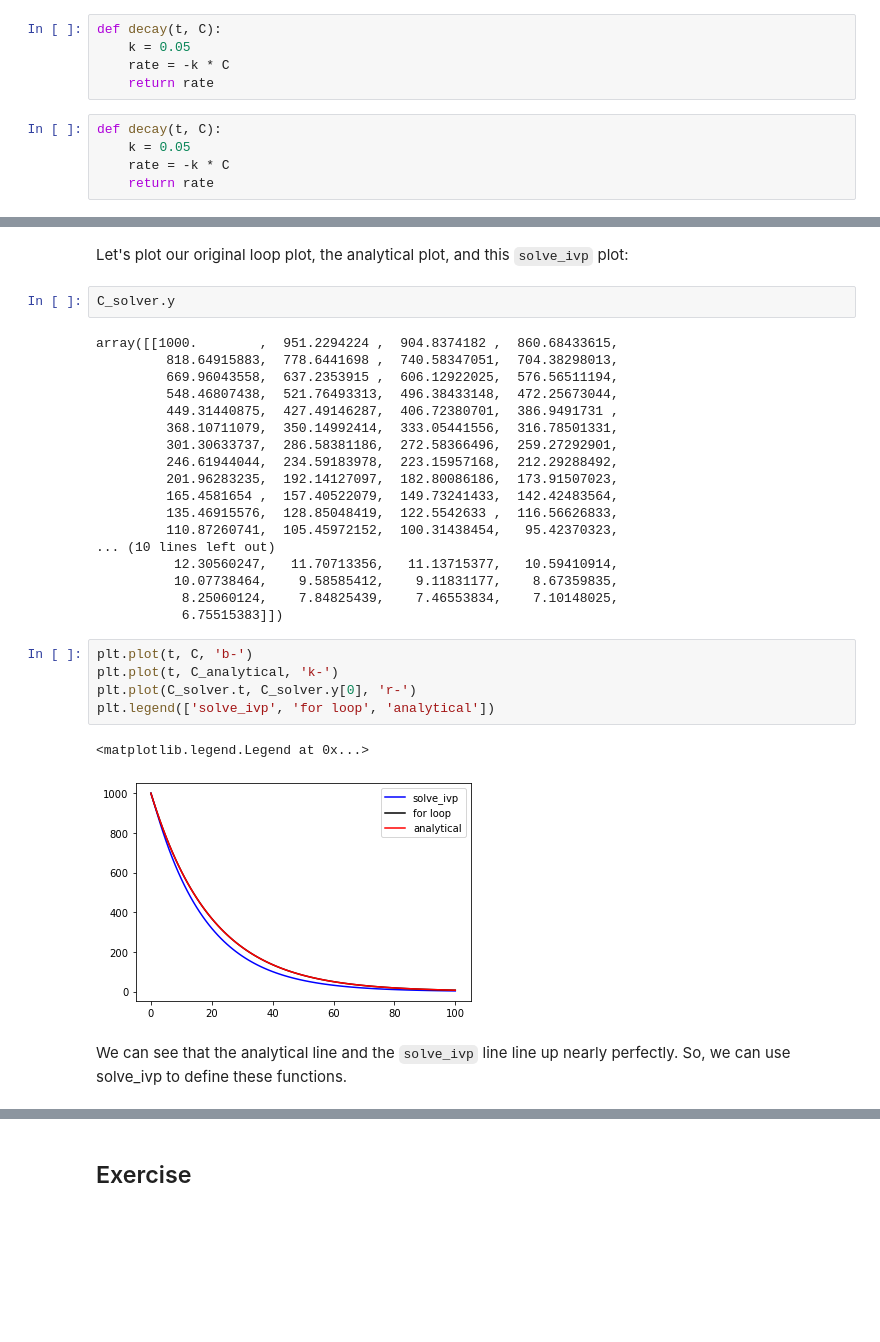
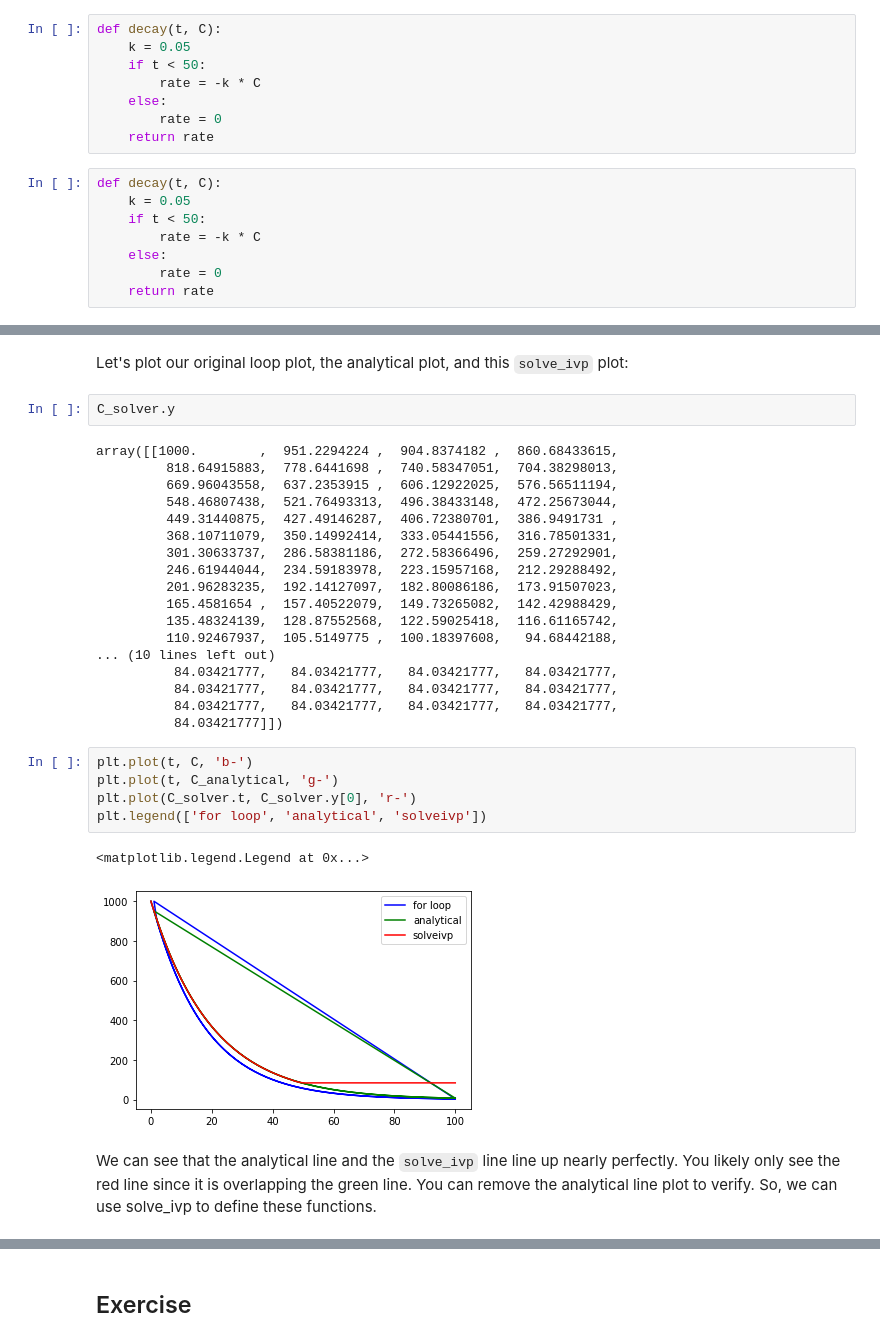
Before and after one commit to timplab/bcmb_bootcamp, a Jupyter notebook: day5/notebooks/modeling.ipynb, the cells around one changed output, grey strips where cells are left out. Drawn from its saved outputs; the diff is of its cells as text; blank space fills up the shorter version.

```diff
--- a/day5/notebooks/modeling.ipynb
+++ b/day5/notebooks/modeling.ipynb
@@ -197,12 +206,18 @@ We have to tell solve_ivp about this equation.  We'll do this by defining the fu
 # %%
 def decay(t, C):
     k = 0.05
-    rate = -k * C
+    if t < 50:
+        rate = -k * C
+    else:
+        rate = 0
     return rate
 # %%
 def decay(t, C):
     k = 0.05
-    rate = -k * C
+    if t < 50:
+        rate = -k * C
+    else:
+        rate = 0
     return rate
 # %% [markdown]
 Where `decay` is just the name of the function (like the name of any variable) and `(t, C)` tells you what information the function is getting passed, in this case **t**ime and **C**oncentration.
@@ -275,21 +290,21 @@ array([[1000.        ,  951.2294224 ,  904.8374182 ,  860.68433615,
          301.30633737,  286.58381186,  272.58366496,  259.27292901,
          246.61944044,  234.59183978,  223.15957168,  212.29288492,
          201.96283235,  192.14127097,  182.80086186,  173.91507023,
-         165.4581654 ,  157.40522079,  149.73241433,  142.42483564,
-         135.46915576,  128.85048419,  122.5542633 ,  116.56626833,
-         110.87260741,  105.45972152,  100.31438454,   95.42370323,
+         165.4581654 ,  157.40522079,  149.73265082,  142.42988429,
+         135.48324139,  128.87552568,  122.59025418,  116.61165742,
+         110.92467937,  105.5149775 ,  100.18397608,   94.68442188,
 ... (10 lines left out)
-          12.30560247,   11.70713356,   11.13715377,   10.59410914,
-          10.07738464,    9.58585412,    9.11831177,    8.67359835,
-           8.25060124,    7.84825439,    7.46553834,    7.10148025,
-           6.75515383]])
+          84.03421777,   84.03421777,   84.03421777,   84.03421777,
+          84.03421777,   84.03421777,   84.03421777,   84.03421777,
+          84.03421777,   84.03421777,   84.03421777,   84.03421777,
+          84.03421777]])
 # %%
 plt.plot(t, C, 'b-')
-plt.plot(t, C_analytical, 'k-')
+plt.plot(t, C_analytical, 'g-')
 plt.plot(C_solver.t, C_solver.y[0], 'r-')
-plt.legend(['solve_ivp', 'for loop', 'analytical'])
+plt.legend(['for loop', 'analytical', 'solveivp'])
 # %% [output]
 <matplotlib.legend.Legend at 0x...>
-[figure, old version]
+[figure, new version]
 # %% [markdown]
-We can see that the analytical line and the `solve_ivp` line line up nearly perfectly.  So, we can use solve_ivp to define these functions.
+We can see that the analytical line and the `solve_ivp` line line up nearly perfectly. You likely only see the red line since it is overlapping the green line. You can remove the analytical line plot to verify.   So, we can use solve_ivp to define these functions.
```
Also changed, not shown: parts of 18 cells of this notebook, 18 other files.
